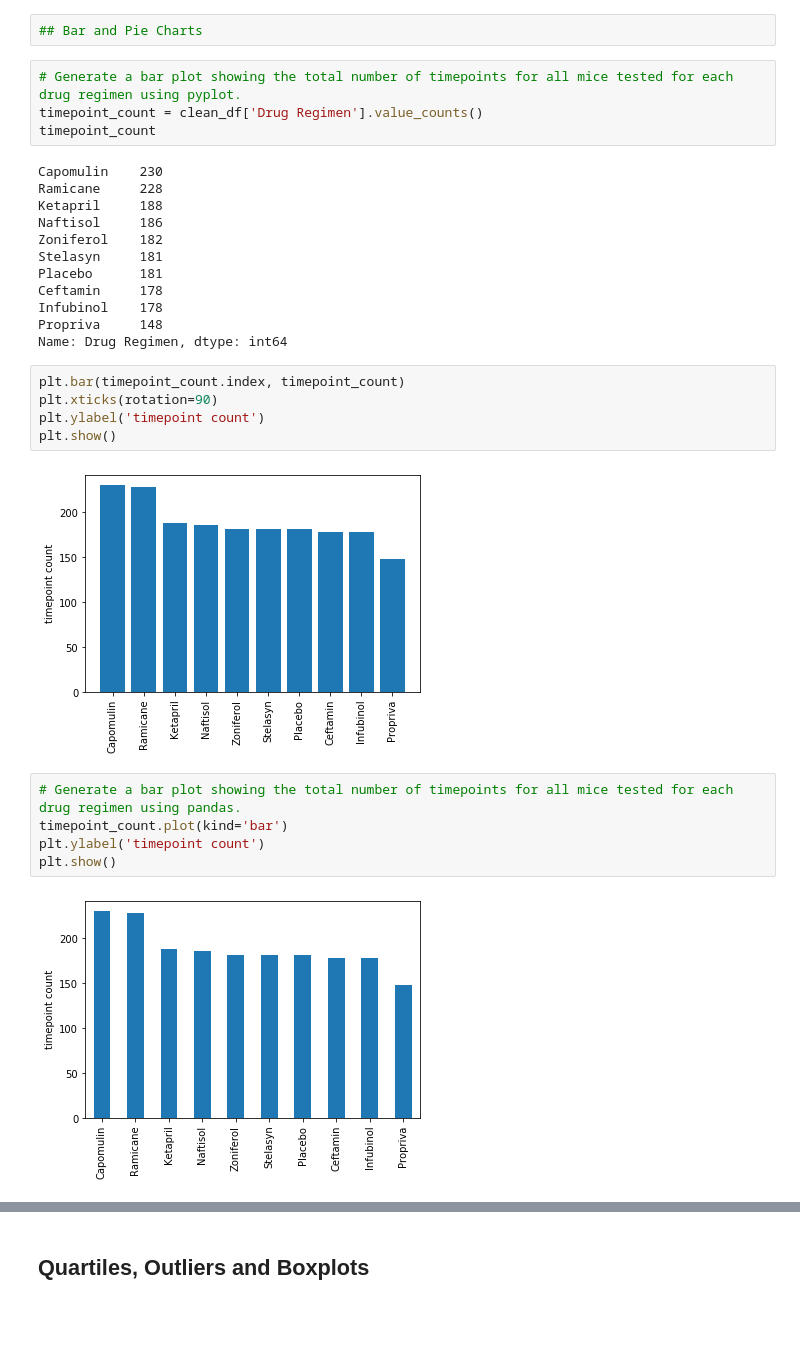
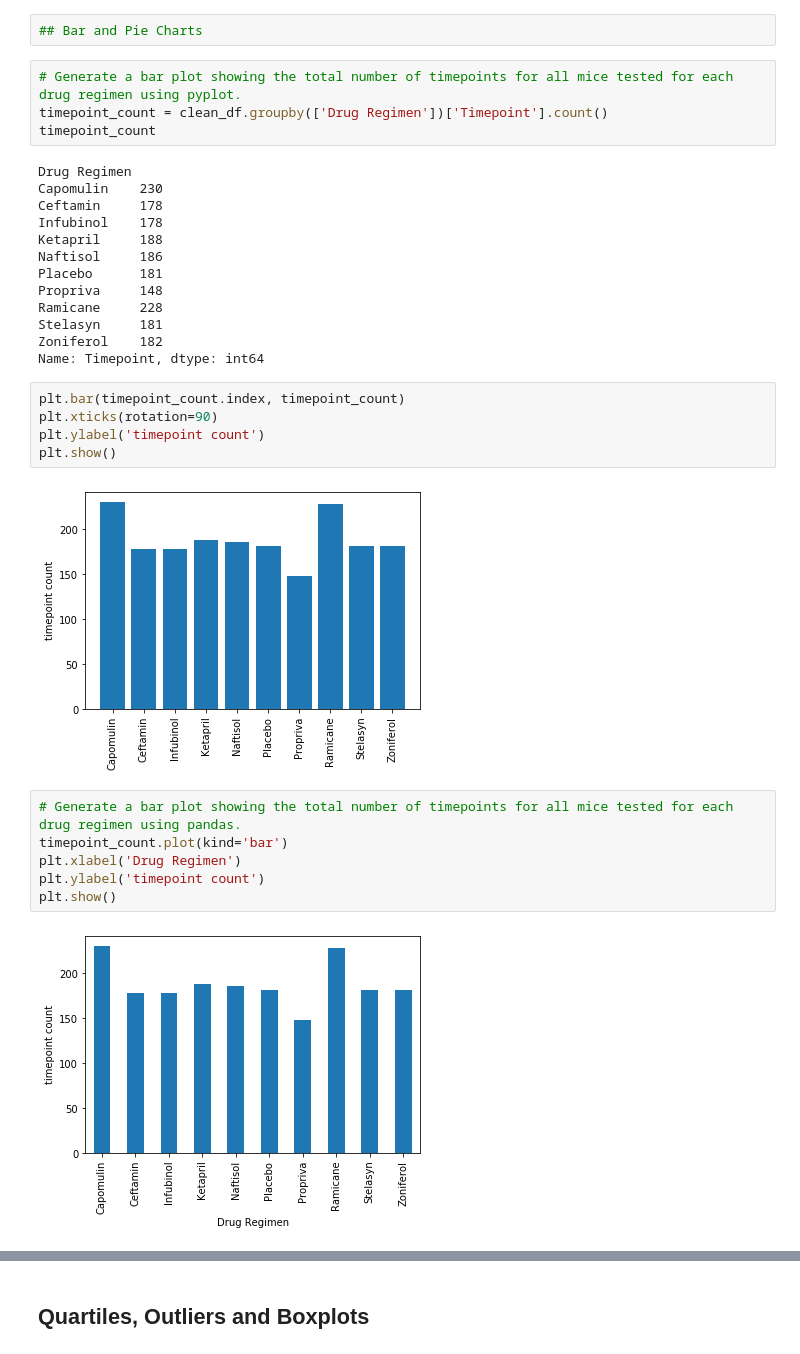
Before and after one commit to nithiyasuresh/Pymaceuticals_Inc_Analysis, a Jupyter notebook: pymaceuticals_nithiya.ipynb, the cells around one changed output, grey strips where cells are left out. Cells and saved outputs as stored; diff of their text form; blank space fills up the shorter version.

Commit message:
More updates in the notebook.  Also created another folder called Images to load the images and graphs into the folder.

```diff
--- a/pymaceuticals_nithiya.ipynb
+++ b/pymaceuticals_nithiya.ipynb
@@ -357,31 +388,33 @@ regimen_stats
 ## Bar and Pie Charts
 # %%
 # Generate a bar plot showing the total number of timepoints for all mice tested for each drug regimen using pyplot.
-timepoint_count = clean_df['Drug Regimen'].value_counts()
+timepoint_count = clean_df.groupby(['Drug Regimen'])['Timepoint'].count()
 timepoint_count
 # %% [output]
+Drug Regimen
 Capomulin    230
-Ramicane     228
+Ceftamin     178
+Infubinol    178
 Ketapril     188
 Naftisol     186
+Placebo      181
+Propriva     148
+Ramicane     228
+Stelasyn     181
 Zoniferol    182
-Stelasyn     181
-Placebo      181
-Ceftamin     178
-Infubinol    178
-Propriva     148
-Name: Drug Regimen, dtype: int64
+Name: Timepoint, dtype: int64
 # %%
 plt.bar(timepoint_count.index, timepoint_count)
 plt.xticks(rotation=90)
 plt.ylabel('timepoint count')
 plt.show()
 # %% [output]
-[figure, old version]
+[figure, new version]
 # %%
 # Generate a bar plot showing the total number of timepoints for all mice tested for each drug regimen using pandas.
 timepoint_count.plot(kind='bar')
+plt.xlabel('Drug Regimen')
 plt.ylabel('timepoint count')
 plt.show()
 # %% [output]
-[figure, old version]
+[figure, new version]
```
Also changed, not shown: parts of 20 cells of this notebook, 1 other file.
